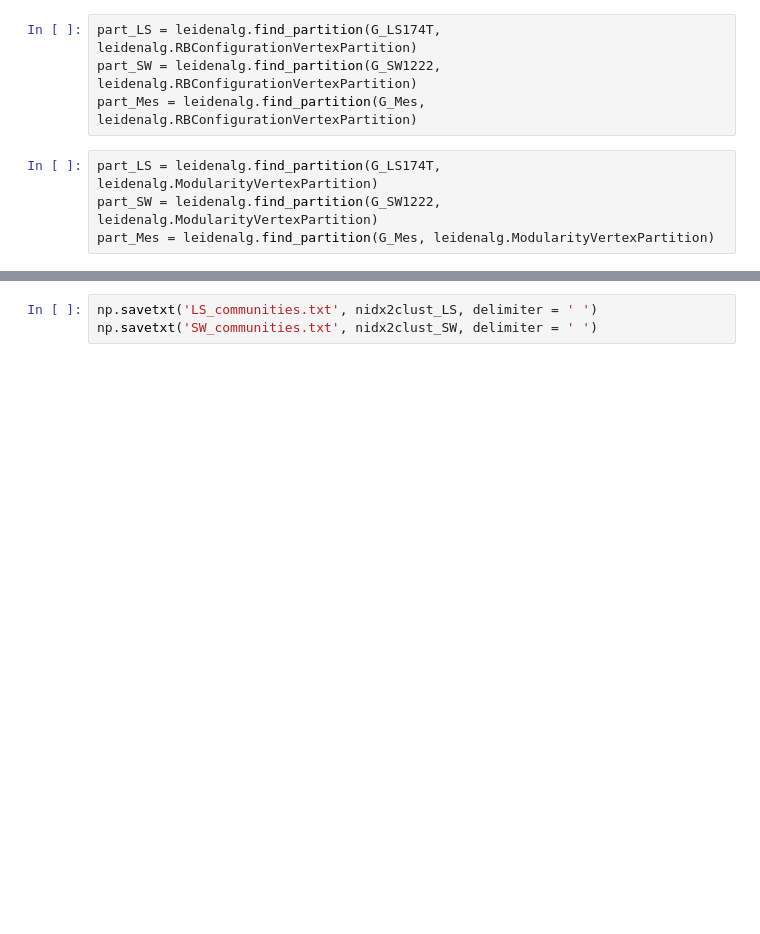
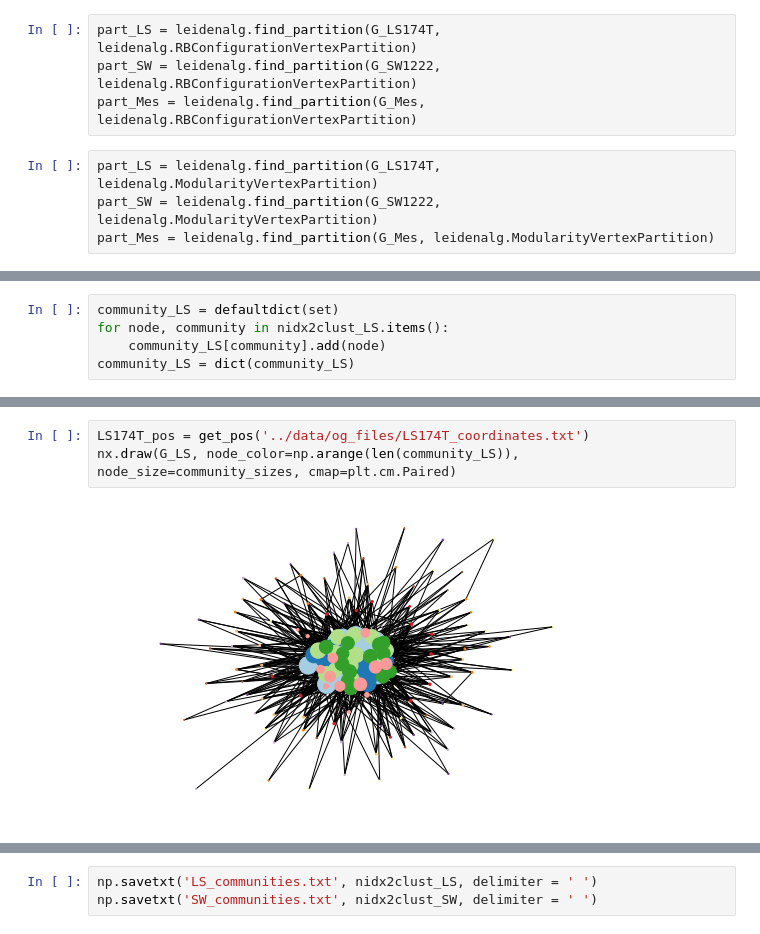
Before and after one commit to magdyksaleh/cs224w_ssm, a Jupyter notebook: notebooks/community.ipynb, the cells around one changed output, grey strips where cells are left out. Drawn from its saved outputs; the diff is of its cells as text; blank space fills up the shorter version.

```diff
--- a/notebooks/community.ipynb
+++ b/notebooks/community.ipynb
@@ -53,0 +55,5 @@ for i,x in enumerate(part_Mes):
+# %%
+community_LS = defaultdict(set)
+for node, community in nidx2clust_LS.items():
+    community_LS[community].add(node)
+community_LS = dict(community_LS)
@@ -53,0 +85,5 @@ for i,x in enumerate(part_Mes):
+# %%
+LS174T_pos = get_pos('../data/og_files/LS174T_coordinates.txt')
+nx.draw(G_LS, node_color=np.arange(len(community_LS)), node_size=community_sizes, cmap=plt.cm.Paired)
+# %% [output]
+[figure, added]
```
Also changed, not shown: parts of 28 cells of this notebook, 10 other files.
